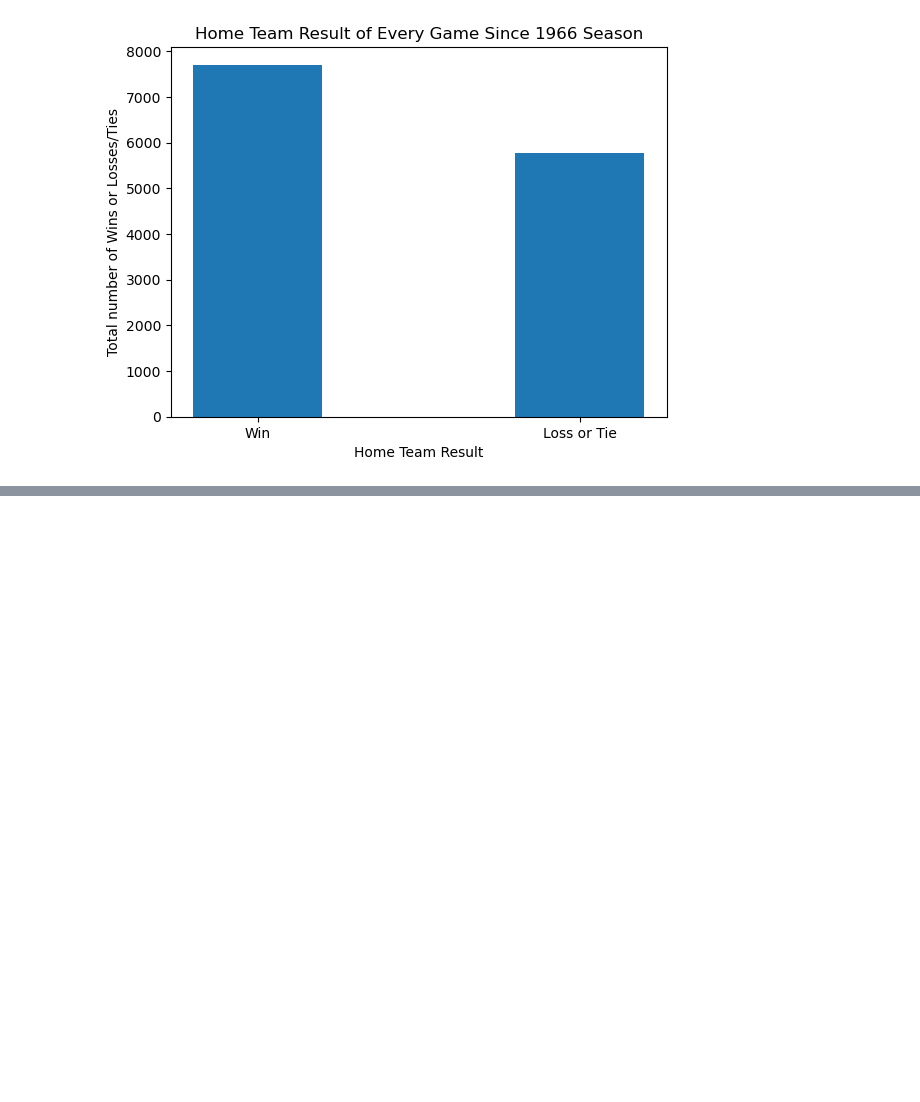
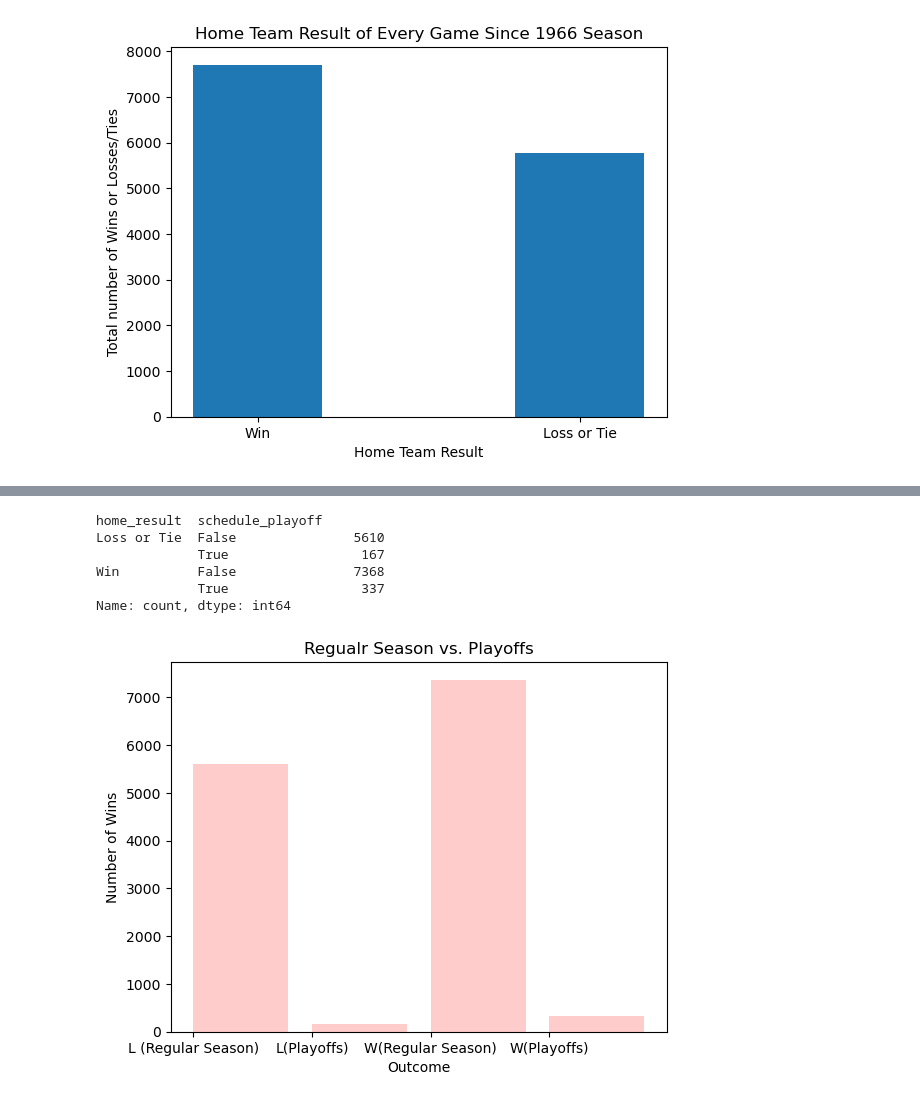
Before and after one commit to jlawrence16/project_one, a Jupyter notebook: import_data_nfl.ipynb, the cells around one changed output, grey strips where cells are left out. Cells and saved outputs as stored; diff of their text form; code cells hidden in the pictures; blank space fills up the shorter version.

```diff
--- a/import_data_nfl.ipynb
+++ b/import_data_nfl.ipynb
@@ -86,0 +184,22 @@ plt.show()
+# %%
+only_playoff_df = data_df.groupby("home_result")["schedule_playoff"].value_counts()
+only_playoff_df
+# %% [output]
+home_result  schedule_playoff
+Loss or Tie  False               5610
+             True                 167
+Win          False               7368
+             True                 337
+Name: count, dtype: int64
+# %%
+results = [5610, 167, 7368, 337]
+x_axis = np.arange(len(results))
+plt.bar(x_axis, results, color='r', alpha=0.2, align="edge")
+tick_locations = [value for value in x_axis]
+plt.xticks(tick_locations, ["L (Regular Season)", "L(Playoffs)", "W(Regular Season)", "W(Playoffs)"])
+plt.title("Regualr Season vs. Playoffs")
+plt.xlabel("Outcome")
+plt.ylabel("Number of Wins")
+plt.show()
+# %% [output]
+[figure, added]
```
Also changed, not shown: parts of 12 cells of this notebook, 2 other files.
